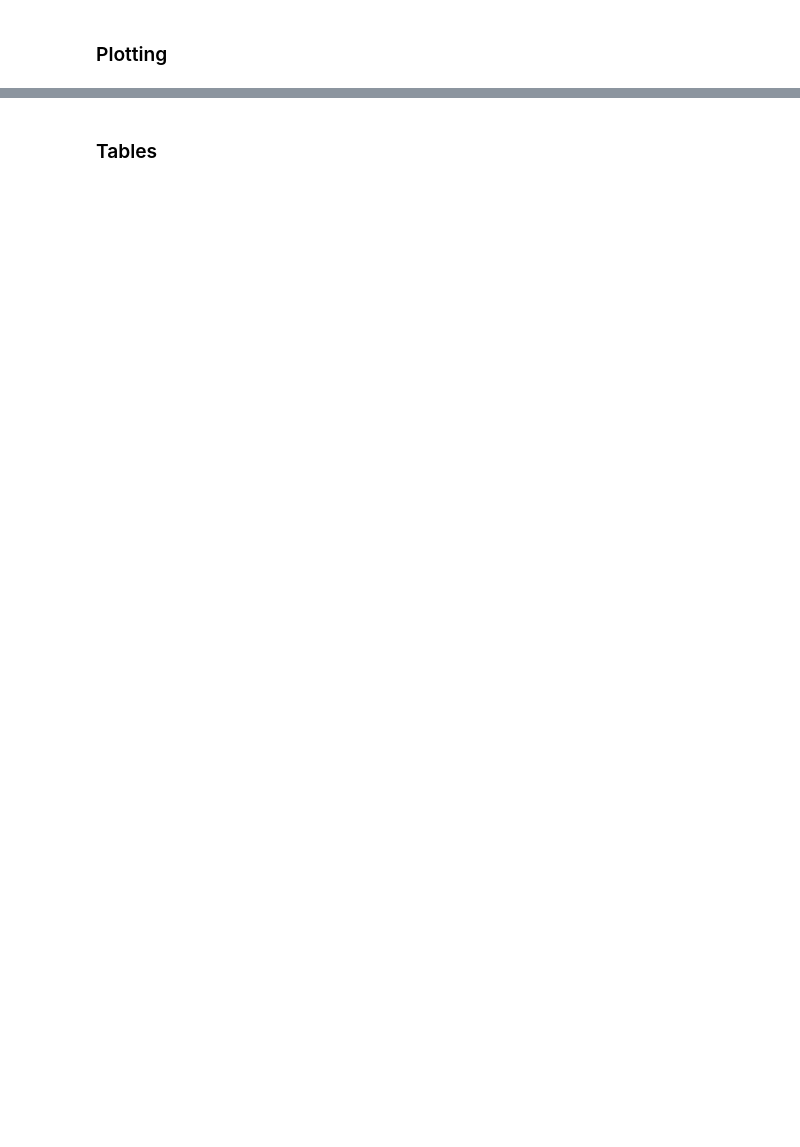
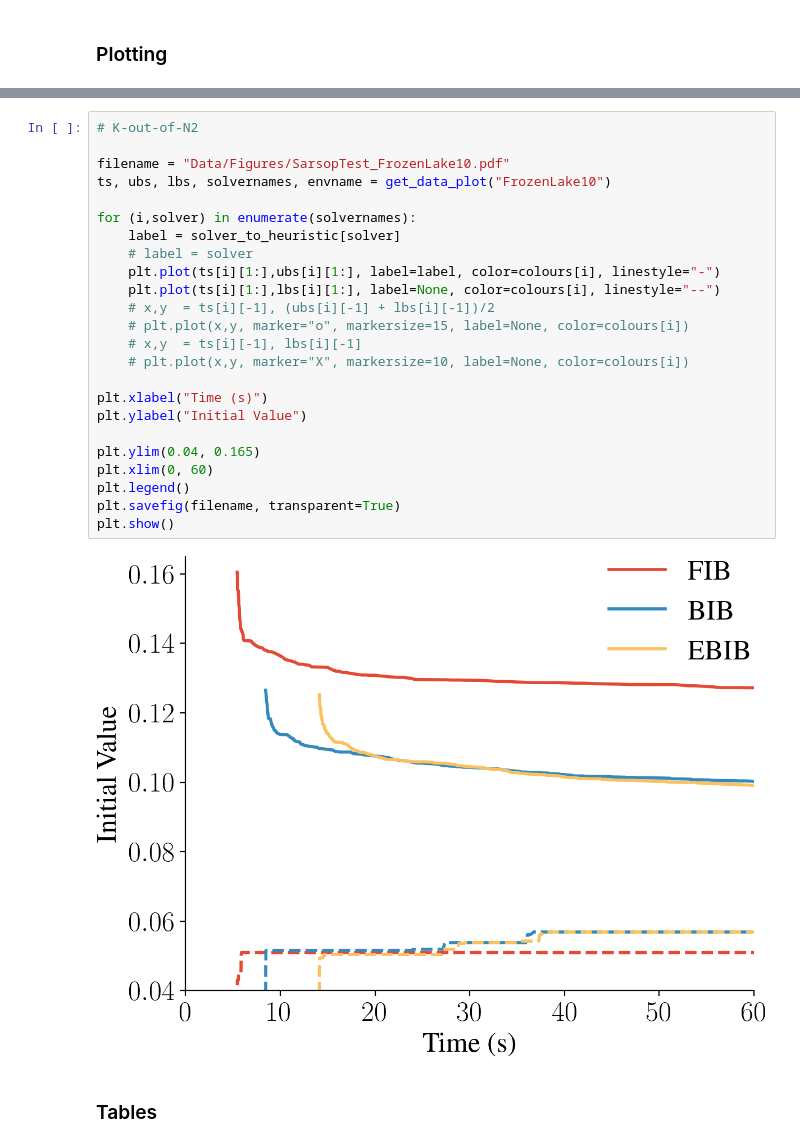
Before and after one commit to MKrale/Tighter_Informed_Bound, a Jupyter notebook: plotting_python.ipynb, the cells around one changed output, grey strips where cells are left out. Drawn from its saved outputs; the diff is of its cells as text; blank space fills up the shorter version.

```diff
--- a/plotting_python.ipynb
+++ b/plotting_python.ipynb
@@ -92,3 +149,29 @@ plt.show()
+# %%
+# K-out-of-N2
+
+filename = "Data/Figures/SarsopTest_FrozenLake10.pdf"
+ts, ubs, lbs, solvernames, envname = get_data_plot("FrozenLake10")
+
+for (i,solver) in enumerate(solvernames):
+    label = solver_to_heuristic[solver]
+    # label = solver
+    plt.plot(ts[i][1:],ubs[i][1:], label=label, color=colours[i], linestyle="-")
+    plt.plot(ts[i][1:],lbs[i][1:], label=None, color=colours[i], linestyle="--")
+    # x,y  = ts[i][-1], (ubs[i][-1] + lbs[i][-1])/2
+    # plt.plot(x,y, marker="o", markersize=15, label=None, color=colours[i])
+    # x,y  = ts[i][-1], lbs[i][-1]
+    # plt.plot(x,y, marker="X", markersize=10, label=None, color=colours[i])
+
+plt.xlabel("Time (s)")
+plt.ylabel("Initial Value")
+
+plt.ylim(0.04, 0.165)
+plt.xlim(0, 60)
+plt.legend()
+plt.savefig(filename, transparent=True)
+plt.show()
+# %% [output]
+[figure, added]
 # %% [markdown]
 ### Tables
 # %%
```
Also changed, not shown: parts of 6 cells of this notebook, 9 other files.
